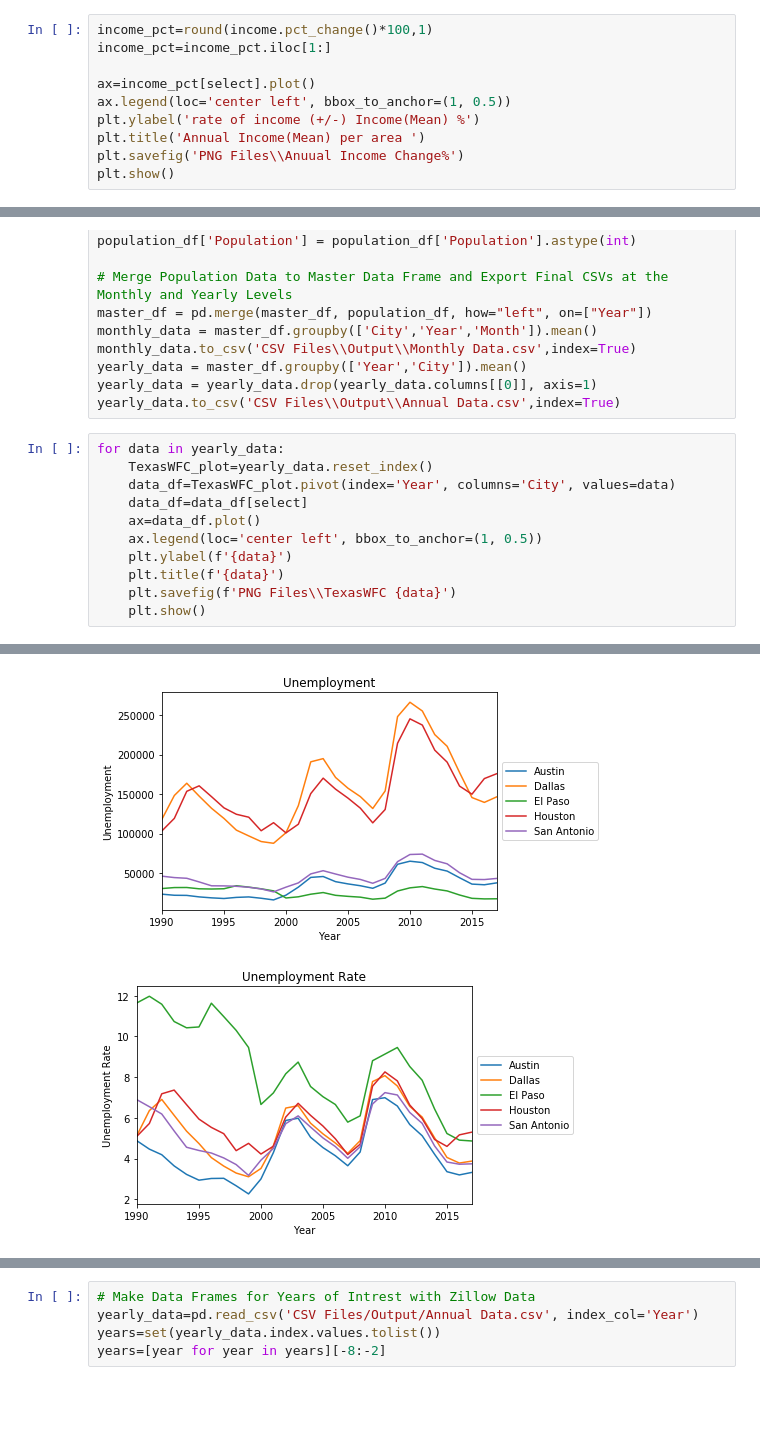
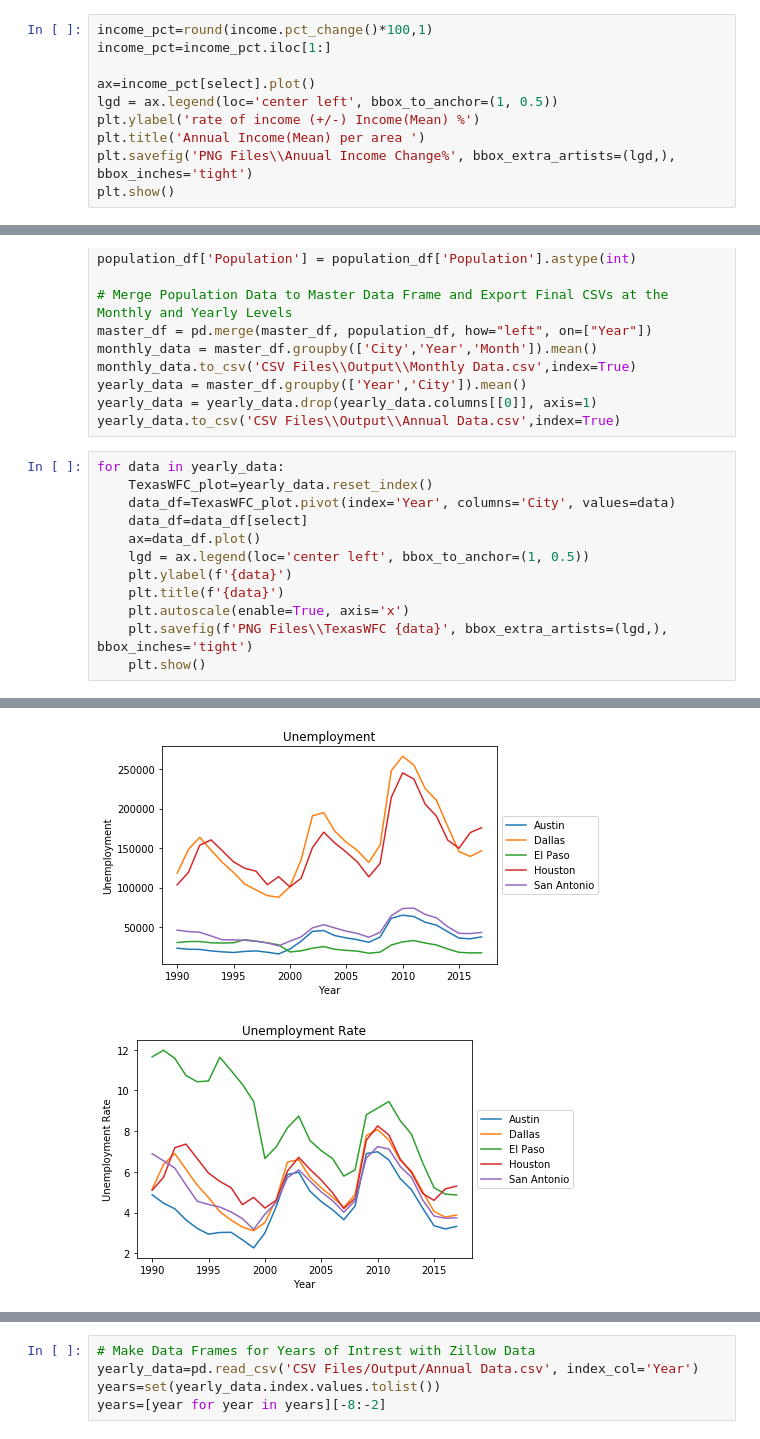
Before and after one commit to mikebarajas/Zillow_Data_Analysis, a Jupyter notebook: Texas Zillow Data Analysis.ipynb, the cells around one changed output, grey strips where cells are left out. Cells and saved outputs as stored; diff of their text form; blank space fills up the shorter version.

```diff
--- a/Texas Zillow Data Analysis.ipynb
+++ b/Texas Zillow Data Analysis.ipynb
@@ -147,10 +147,10 @@ income_pct=round(income.pct_change()*100,1)
 income_pct=income_pct.iloc[1:]
 
 ax=income_pct[select].plot()
-ax.legend(loc='center left', bbox_to_anchor=(1, 0.5))
+lgd = ax.legend(loc='center left', bbox_to_anchor=(1, 0.5))
 plt.ylabel('rate of income (+/-) Income(Mean) %')
 plt.title('Annual Income(Mean) per area ')
-plt.savefig('PNG Files\\Anuual Income Change%')
+plt.savefig('PNG Files\\Anuual Income Change%', bbox_extra_artists=(lgd,), bbox_inches='tight')
 plt.show()
 # %% [output]
 [figure]
@@ -178,9 +178,10 @@ for data in yearly_data:
     data_df=TexasWFC_plot.pivot(index='Year', columns='City', values=data)
     data_df=data_df[select]
     ax=data_df.plot()
-    ax.legend(loc='center left', bbox_to_anchor=(1, 0.5))
+    lgd = ax.legend(loc='center left', bbox_to_anchor=(1, 0.5))
     plt.ylabel(f'{data}')
     plt.title(f'{data}')
-    plt.savefig(f'PNG Files\\TexasWFC {data}')
+    plt.autoscale(enable=True, axis='x')
+    plt.savefig(f'PNG Files\\TexasWFC {data}', bbox_extra_artists=(lgd,), bbox_inches='tight')
     plt.show()
 # %% [output]
@@ -188,2 +189,2 @@ for data in yearly_data:
-[figure, old version]
+[figure, new version]
-[figure, old version]
+[figure, new version]
```
Also changed, not shown: parts of 4 cells of this notebook, 12 other files.
